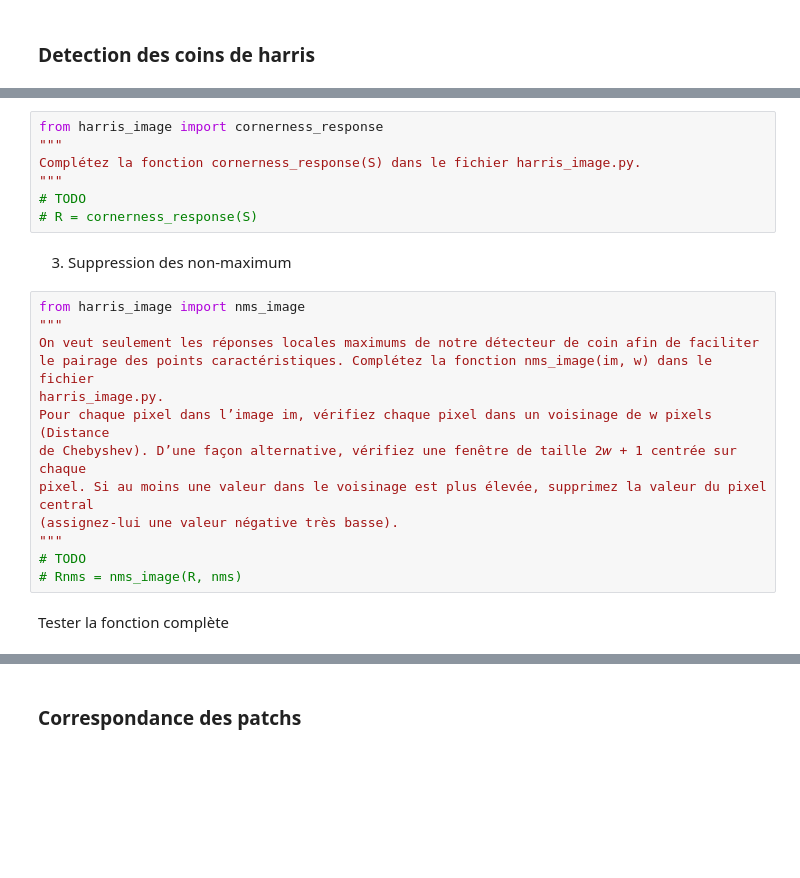
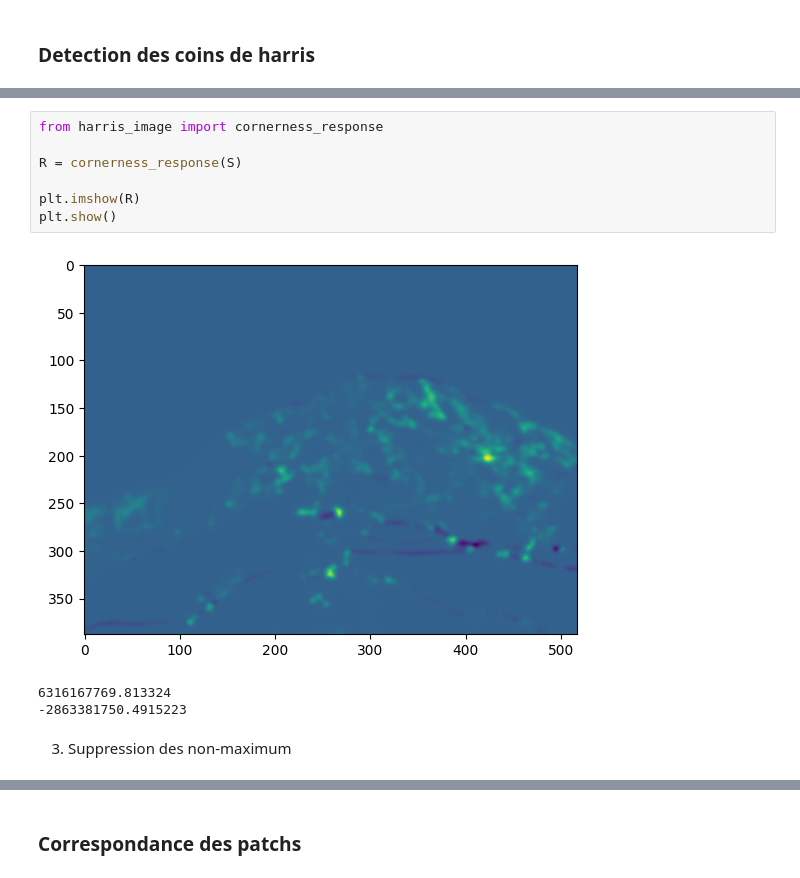
Before and after one commit to FrancoisHUP/TP2_INF889G, a Jupyter notebook: devoir2.ipynb, the cells around one changed output, grey strips where cells are left out. Saved outputs shown, nothing was run; the diff lists cells and outputs as text; blank space fills up the shorter version.

```diff
--- a/devoir2.ipynb
+++ b/devoir2.ipynb
@@ -27,24 +188,13 @@ la somme pondérée peut être facilement calculée avec un lissage gaussien.
 # %%
 from harris_image import cornerness_response
-"""
-Complétez la fonction cornerness_response(S) dans le fichier harris_image.py.
-"""
-# TODO
-# R = cornerness_response(S)
+
+R = cornerness_response(S)
+
+plt.imshow(R)
+plt.show()
+# %% [output]
+[figure, added]
+6316167769.813324
+-2863381750.4915223
 # %% [markdown]
 3. Suppression des non-maximum
-# %%
-from harris_image import nms_image
-"""
-On veut seulement les réponses locales maximums de notre détecteur de coin afin de faciliter
-le pairage des points caractéristiques. Complétez la fonction nms_image(im, w) dans le fichier
-harris_image.py.
-Pour chaque pixel dans l’image im, vérifiez chaque pixel dans un voisinage de w pixels (Distance
-de Chebyshev). D’une façon alternative, vérifiez une fenêtre de taille 2𝑤 + 1 centrée sur chaque
-pixel. Si au moins une valeur dans le voisinage est plus élevée, supprimez la valeur du pixel central
-(assignez-lui une valeur négative très basse).
-"""
-# TODO
-# Rnms = nms_image(R, nms)
-# %% [markdown]
-Tester la fonction complète
```
Also changed, not shown: parts of 27 cells of this notebook, 1 other file.
